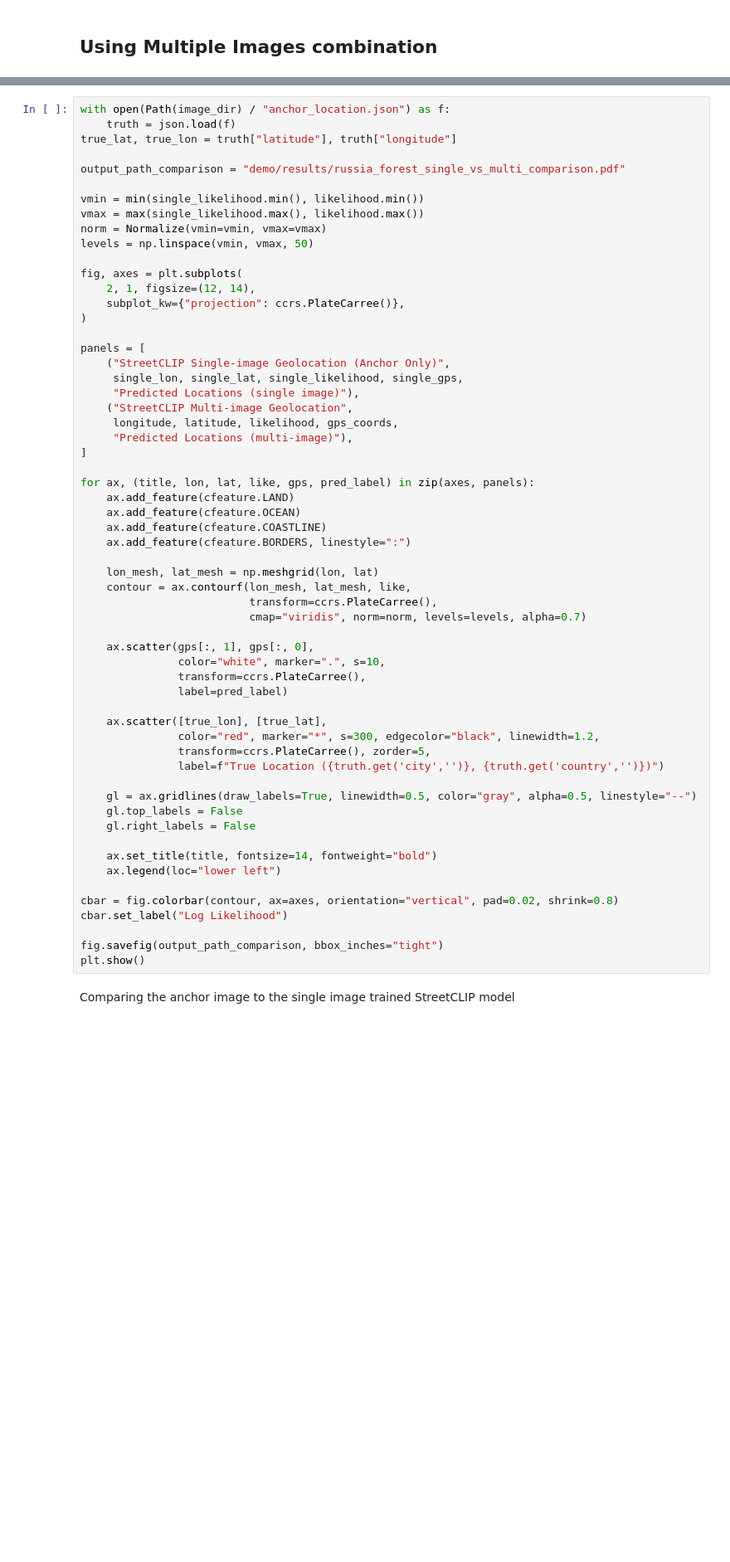
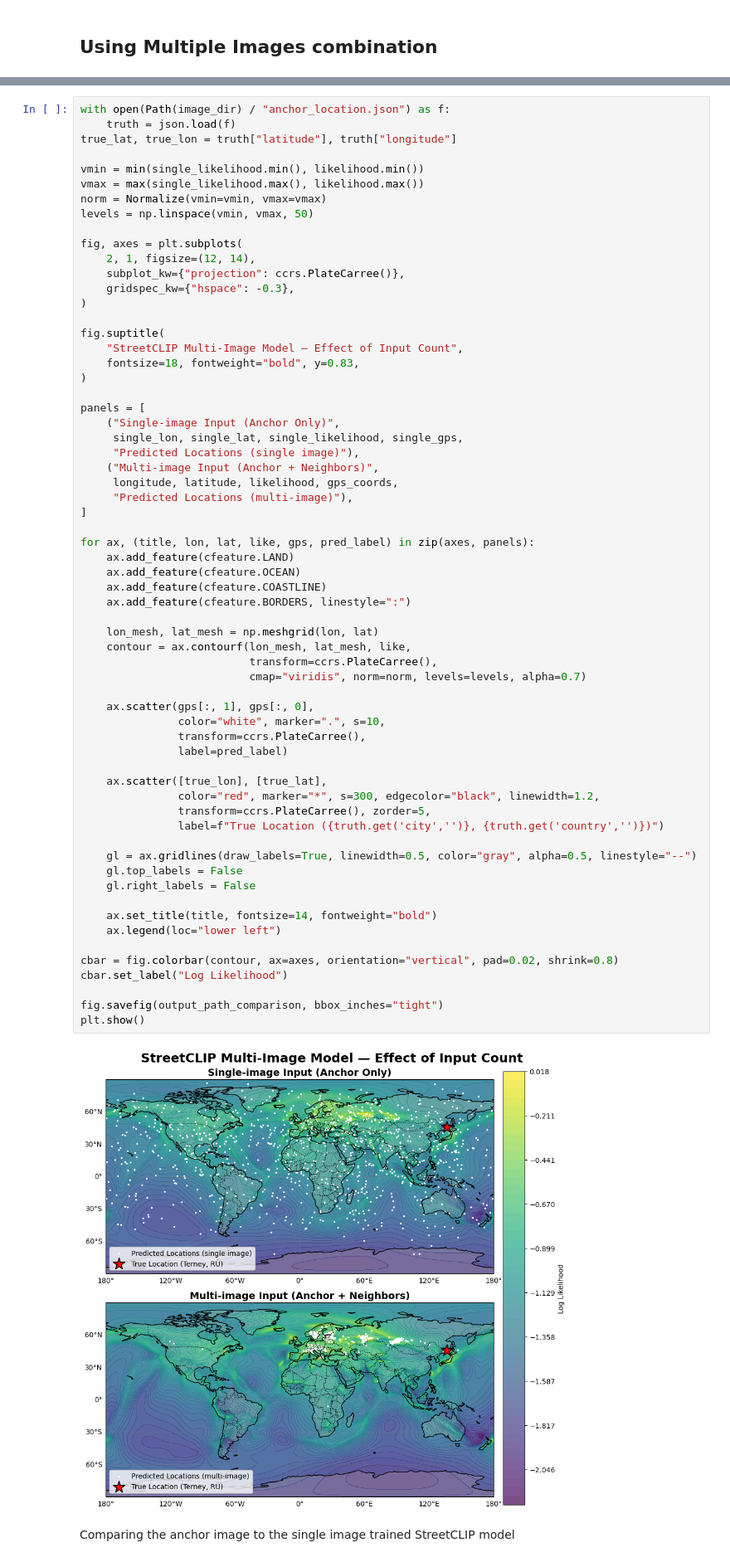
Before and after one commit to CharlesC03/EECE5639_Final_Project, a Jupyter notebook: plonk_example.ipynb, the cells around one changed output, grey strips where cells are left out. Shown at 83% size. Cells and saved outputs as stored; diff of their text form; blank space fills up the shorter version.

```diff
--- a/plonk_example.ipynb
+++ b/plonk_example.ipynb
@@ -180,8 +176,6 @@ Likelihood NFE: 1532
 with open(Path(image_dir) / "anchor_location.json") as f:
     truth = json.load(f)
 true_lat, true_lon = truth["latitude"], truth["longitude"]
-
-output_path_comparison = "demo/results/russia_forest_single_vs_multi_comparison.pdf"
 
 vmin = min(single_likelihood.min(), likelihood.min())
 vmax = max(single_likelihood.max(), likelihood.max())
@@ -191,13 +185,19 @@ levels = np.linspace(vmin, vmax, 50)
 fig, axes = plt.subplots(
     2, 1, figsize=(12, 14),
     subplot_kw={"projection": ccrs.PlateCarree()},
+    gridspec_kw={"hspace": -0.3},
+)
+
+fig.suptitle(
+    "StreetCLIP Multi-Image Model — Effect of Input Count",
+    fontsize=18, fontweight="bold", y=0.83,
 )
 
 panels = [
-    ("StreetCLIP Single-image Geolocation (Anchor Only)",
+    ("Single-image Input (Anchor Only)",
      single_lon, single_lat, single_likelihood, single_gps,
      "Predicted Locations (single image)"),
-    ("StreetCLIP Multi-image Geolocation",
+    ("Multi-image Input (Anchor + Neighbors)",
      longitude, latitude, likelihood, gps_coords,
      "Predicted Locations (multi-image)"),
 ]
@@ -208,33 +208,35 @@ for ax, (title, lon, lat, like, gps, pred_label) in zip(axes, panels):
     ax.add_feature(cfeature.COASTLINE)
     ax.add_feature(cfeature.BORDERS, linestyle=":")
 
     lon_mesh, lat_mesh = np.meshgrid(lon, lat)
     contour = ax.contourf(lon_mesh, lat_mesh, like,
                           transform=ccrs.PlateCarree(),
                           cmap="viridis", norm=norm, levels=levels, alpha=0.7)
 
     ax.scatter(gps[:, 1], gps[:, 0],
                color="white", marker=".", s=10,
                transform=ccrs.PlateCarree(),
                label=pred_label)
 
     ax.scatter([true_lon], [true_lat],
                color="red", marker="*", s=300, edgecolor="black", linewidth=1.2,
                transform=ccrs.PlateCarree(), zorder=5,
                label=f"True Location ({truth.get('city','')}, {truth.get('country','')})")
 
     gl = ax.gridlines(draw_labels=True, linewidth=0.5, color="gray", alpha=0.5, linestyle="--")
     gl.top_labels = False
     gl.right_labels = False
 
     ax.set_title(title, fontsize=14, fontweight="bold")
     ax.legend(loc="lower left")
 
 cbar = fig.colorbar(contour, ax=axes, orientation="vertical", pad=0.02, shrink=0.8)
 cbar.set_label("Log Likelihood")
 
 fig.savefig(output_path_comparison, bbox_inches="tight")
 plt.show()
+# %% [output]
+[figure, added]
 # %% [markdown]
 Comparing the anchor image to the single image trained StreetCLIP model
 # %%
```
Also changed, not shown: parts of 2 cells of this notebook, 8 other files.
